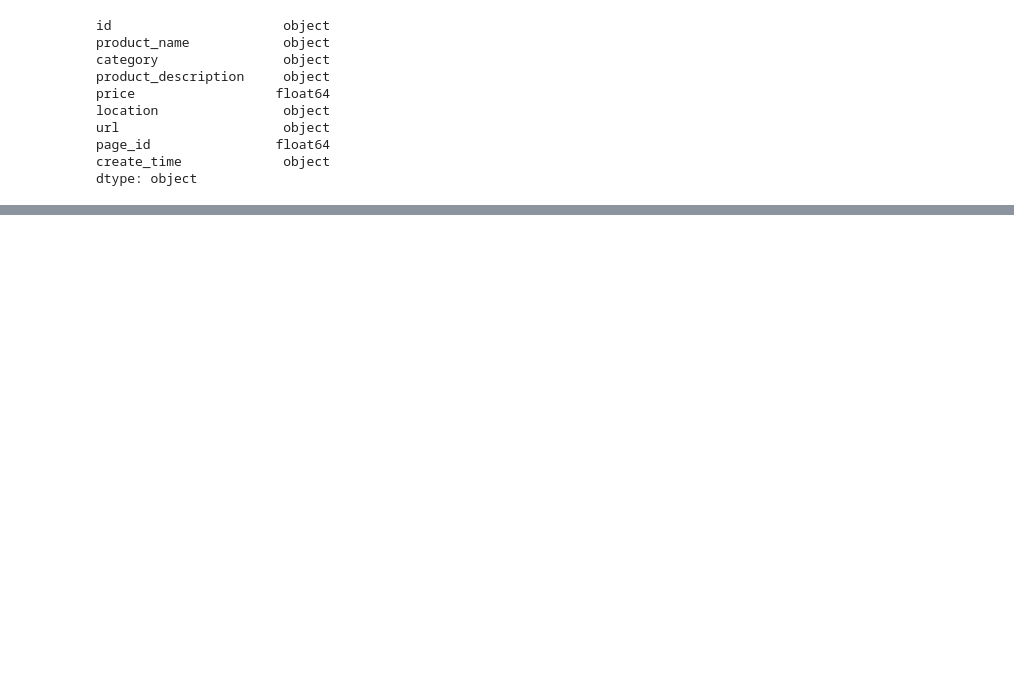
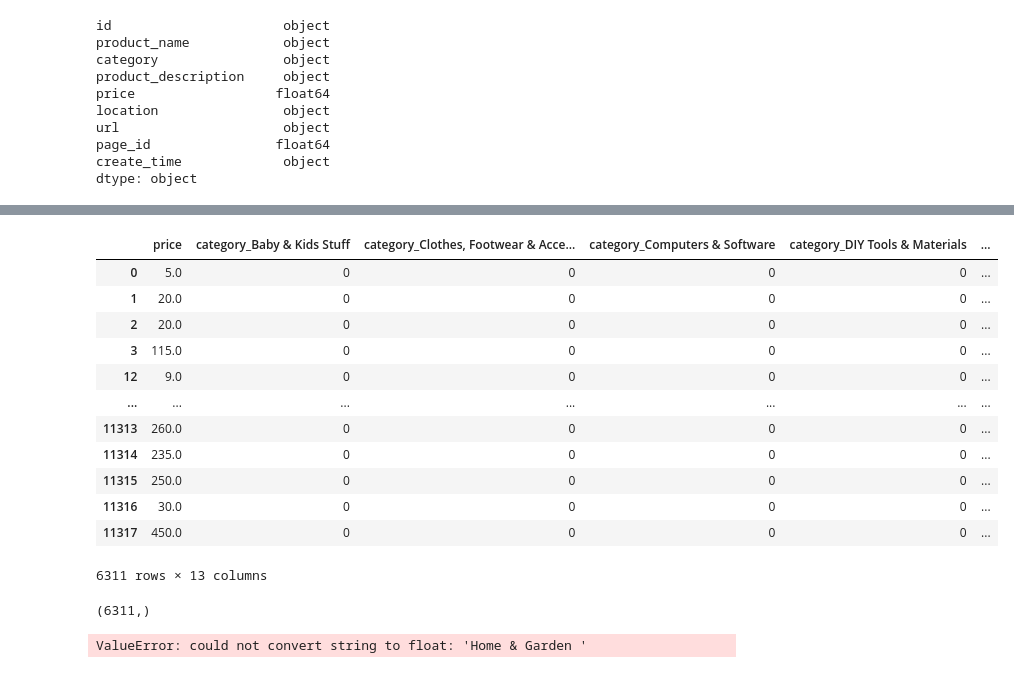
Before and after one commit to SaintpatrickII/facebook_ml, a Jupyter notebook: product_cleaned.ipynb, the cells around one changed output, grey strips where cells are left out. Drawn from its saved outputs; the diff is of its cells as text; code cells hidden in the pictures; blank space fills up the shorter version.

Commit message:
df in binary class, ready for regression modelling

```diff
--- a/product_cleaned.ipynb
+++ b/product_cleaned.ipynb
@@ -165,3 +166,7 @@ df.head()
 | 2 | 860673f1-57f6-47ba-8d2f-13f9e05b8f9a | Sun loungers | Home & Garden | I have 2 of these - collection on... | 20.0 | Skegness | https://www.gumtree.com/p/outdoor... | 1.426705e+09 | ... |
 | 3 | 59948726-29be-4b35-ade5-bb2fd7331856 | Coffee side table from Ammunition... | Home & Garden | Great reclaimed army ammunition b... | 115.0 | Radstock | https://www.gumtree.com/p/other-d... | 1.426705e+09 | ... |
 | 12 | 5707be4f-49d9-4feb-b2c8-aa0868405c65 | Spotlights | Home & Garden | New in box not needed Spotlights ... | 9.0 | Newent | https://www.gumtree.com/p/other-h... | 1.426705e+09 | ... |
+# %%
+df = df.drop(df.columns[3], axis=1)
+df
+# df_trial = df[['category', 'location', 'subcategory', 'county']]
@@ -167,0 +187,3 @@ df.head()
+# %%
+dummies = pd.get_dummies(df[['category']], prefix='category', drop_first=True)
+dummies
@@ -167,0 +230,32 @@ df.head()
+# %%
+df_for_linear = pd.concat([df['price'], dummies], axis=1)
+df_for_linear
+# %% [output]
+|  | price | category_Baby & Kids Stuff | category_Clothes, Footwear & Acce... | category_Computers & Software | category_DIY Tools & Materials | ... |
+| 0 | 5.0 | 0 | 0 | 0 | 0 | ... |
+| 1 | 20.0 | 0 | 0 | 0 | 0 | ... |
+| 2 | 20.0 | 0 | 0 | 0 | 0 | ... |
+| 3 | 115.0 | 0 | 0 | 0 | 0 | ... |
+| 12 | 9.0 | 0 | 0 | 0 | 0 | ... |
+| ... | ... | ... | ... | ... | ... | ... |
+| 11313 | 260.0 | 0 | 0 | 0 | 0 | ... |
+| 11314 | 235.0 | 0 | 0 | 0 | 0 | ... |
+| 11315 | 250.0 | 0 | 0 | 0 | 0 | ... |
+| 11316 | 30.0 | 0 | 0 | 0 | 0 | ... |
+| 11317 | 450.0 | 0 | 0 | 0 | 0 | ... |
+6311 rows × 13 columns
+# %%
+y = df.category
+y.shape
+# %% [output]
+(6311,)
+# %%
+reg = linear_model.LinearRegression()
+
+X_train, X_test, y_train, y_test = model_selection.train_test_split(X, y, test_size=0.3)
+X_validation, X_test, y_validation, y_test = model_selection.train_test_split(
+    X_test, y_test, test_size=0.5
+)
+reg.fit(X,y)
+# %% [output]
+ValueError: could not convert string to float: 'Home & Garden '
```
Also changed, not shown: parts of 4 cells of this notebook.
